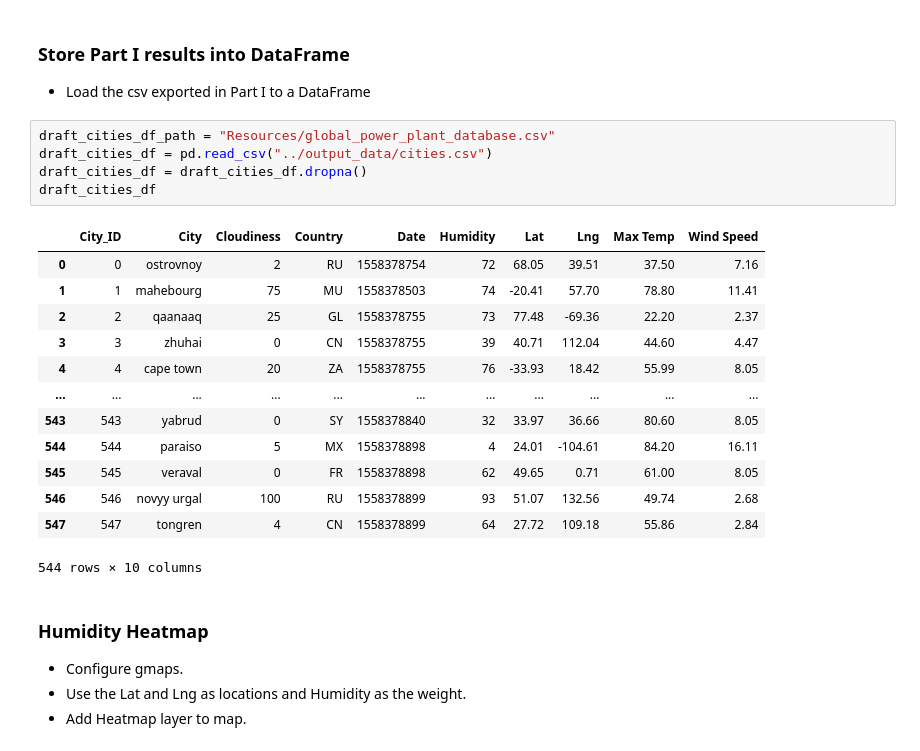
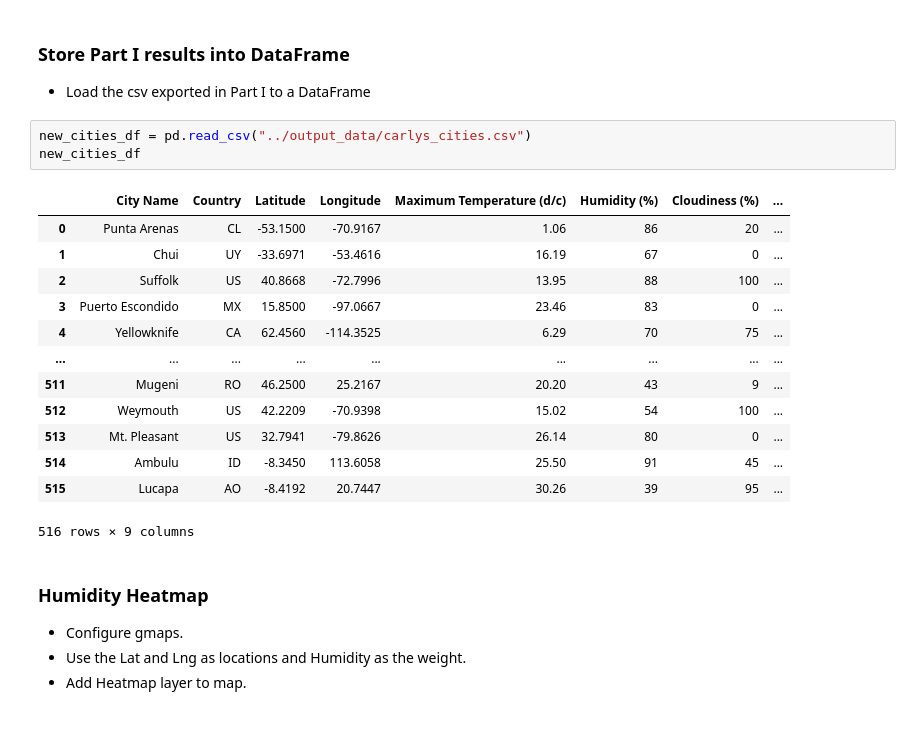
Before and after one commit to Carly-Jane/Python_API_Homework_Carly_Wieland, a Jupyter notebook: starter_code/VacationPy.ipynb, the cells around one changed output. Saved outputs shown, nothing was run; the diff lists cells and outputs as text.

```diff
--- a/starter_code/VacationPy.ipynb
+++ b/starter_code/VacationPy.ipynb
@@ -48,25 +48,23 @@ from api_keys import g_key
 # %% [markdown]
 ### Store Part I results into DataFrame
 * Load the csv exported in Part I to a DataFrame
-# %%
-draft_cities_df_path = "Resources/global_power_plant_database.csv"
-draft_cities_df = pd.read_csv("../output_data/cities.csv")
-draft_cities_df = draft_cities_df.dropna()
-draft_cities_df
-# %% [output]
-|  | City_ID | City | Cloudiness | Country | Date | Humidity | Lat | Lng | Max Temp | Wind Speed |
-| 0 | 0 | ostrovnoy | 2 | RU | 1558378754 | 72 | 68.05 | 39.51 | 37.50 | 7.16 |
-| 1 | 1 | mahebourg | 75 | MU | 1558378503 | 74 | -20.41 | 57.70 | 78.80 | 11.41 |
-| 2 | 2 | qaanaaq | 25 | GL | 1558378755 | 73 | 77.48 | -69.36 | 22.20 | 2.37 |
-| 3 | 3 | zhuhai | 0 | CN | 1558378755 | 39 | 40.71 | 112.04 | 44.60 | 4.47 |
-| 4 | 4 | cape town | 20 | ZA | 1558378755 | 76 | -33.93 | 18.42 | 55.99 | 8.05 |
-| ... | ... | ... | ... | ... | ... | ... | ... | ... | ... | ... |
-| 543 | 543 | yabrud | 0 | SY | 1558378840 | 32 | 33.97 | 36.66 | 80.60 | 8.05 |
-| 544 | 544 | paraiso | 5 | MX | 1558378898 | 4 | 24.01 | -104.61 | 84.20 | 16.11 |
-| 545 | 545 | veraval | 0 | FR | 1558378898 | 62 | 49.65 | 0.71 | 61.00 | 8.05 |
-| 546 | 546 | novyy urgal | 100 | RU | 1558378899 | 93 | 51.07 | 132.56 | 49.74 | 2.68 |
-| 547 | 547 | tongren | 4 | CN | 1558378899 | 64 | 27.72 | 109.18 | 55.86 | 2.84 |
-544 rows × 10 columns
+# %%
+new_cities_df = pd.read_csv("../output_data/carlys_cities.csv")
+new_cities_df
+# %% [output]
+|  | City Name | Country | Latitude | Longitude | Maximum Temperature (d/c) | Humidity (%) | Cloudiness (%) | ... |
+| 0 | Punta Arenas | CL | -53.1500 | -70.9167 | 1.06 | 86 | 20 | ... |
+| 1 | Chui | UY | -33.6971 | -53.4616 | 16.19 | 67 | 0 | ... |
+| 2 | Suffolk | US | 40.8668 | -72.7996 | 13.95 | 88 | 100 | ... |
+| 3 | Puerto Escondido | MX | 15.8500 | -97.0667 | 23.46 | 83 | 0 | ... |
+| 4 | Yellowknife | CA | 62.4560 | -114.3525 | 6.29 | 70 | 75 | ... |
+| ... | ... | ... | ... | ... | ... | ... | ... | ... |
+| 511 | Mugeni | RO | 46.2500 | 25.2167 | 20.20 | 43 | 9 | ... |
+| 512 | Weymouth | US | 42.2209 | -70.9398 | 15.02 | 54 | 100 | ... |
+| 513 | Mt. Pleasant | US | 32.7941 | -79.8626 | 26.14 | 80 | 0 | ... |
+| 514 | Ambulu | ID | -8.3450 | 113.6058 | 25.50 | 91 | 45 | ... |
+| 515 | Lucapa | AO | -8.4192 | 20.7447 | 30.26 | 39 | 95 | ... |
+516 rows × 9 columns
 # %% [markdown]
 ### Humidity Heatmap
 * Configure gmaps.
```
Also changed, not shown: parts of 10 cells of this notebook, 3 other files.
